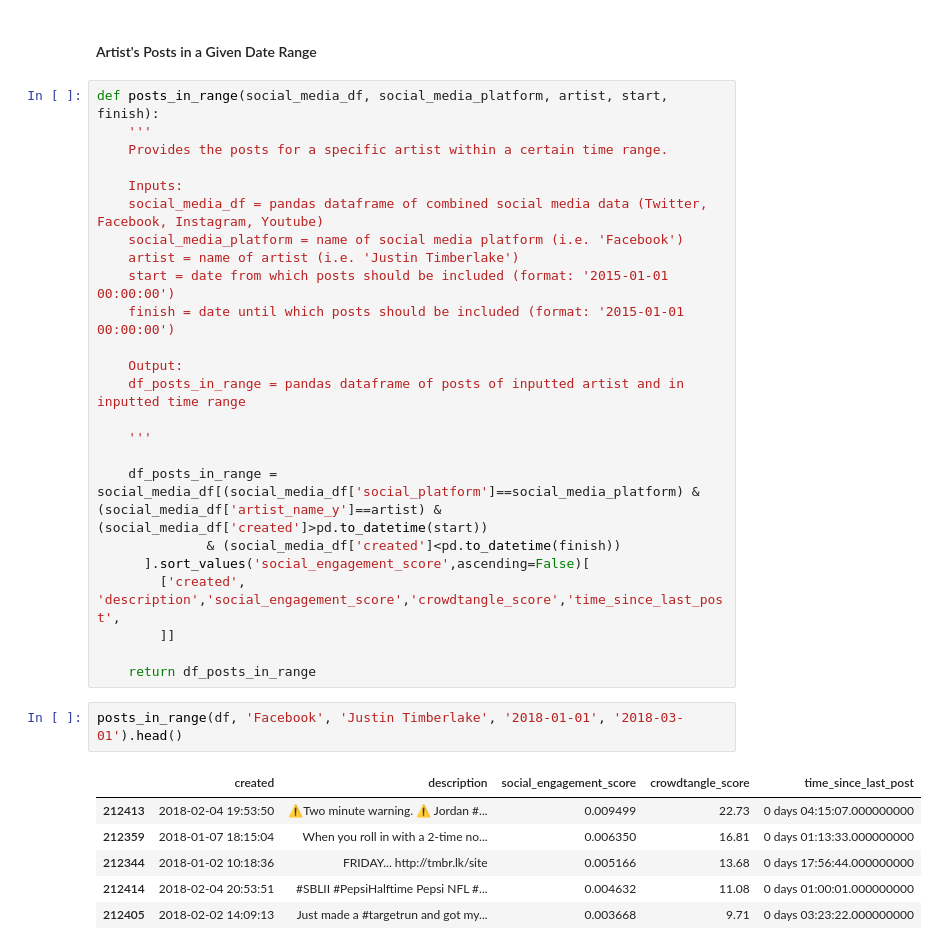
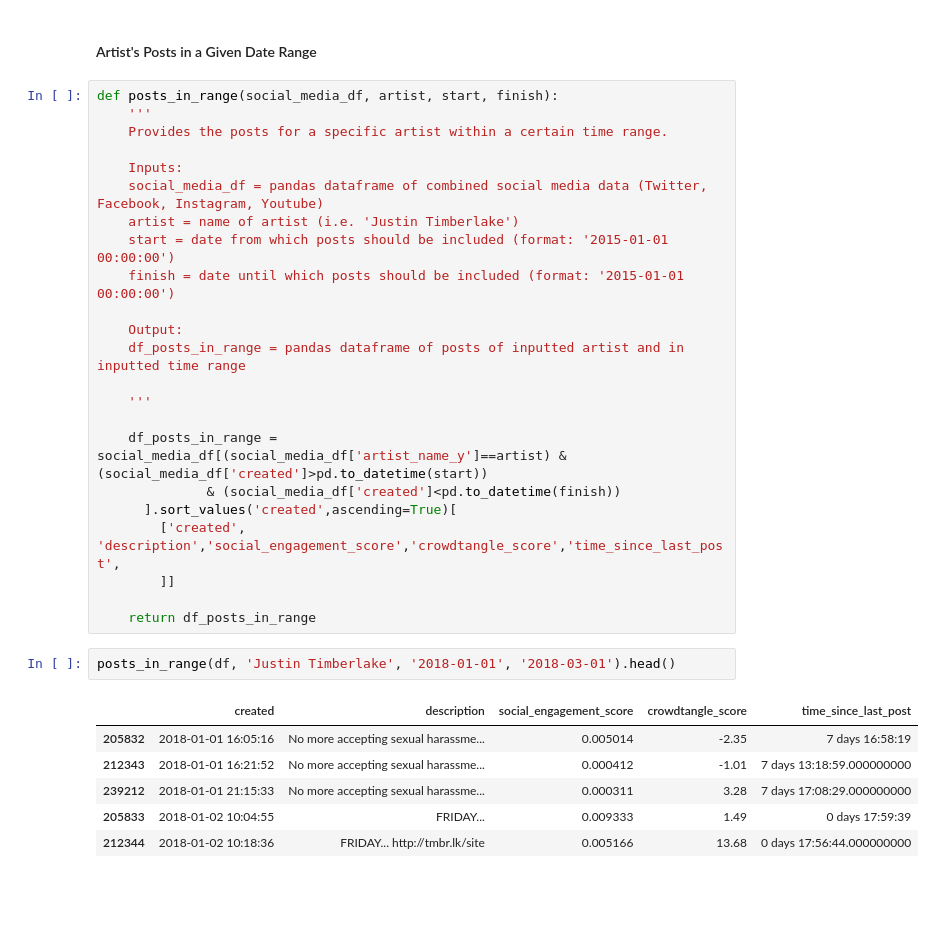
Before and after one commit to ghazalerfani/SocialMedia-Music, a Jupyter notebook: FinalDelivNotebooks/EDA_Final.ipynb, the cells around one changed output. Cells and saved outputs as stored; diff of their text form; blank space fills up the shorter version.

```diff
--- a/FinalDelivNotebooks/EDA_Final.ipynb
+++ b/FinalDelivNotebooks/EDA_Final.ipynb
@@ -481,13 +481,12 @@ top_posts(df, 'Justin Timberlake', 'Facebook', '2018-01-01 00:00:00','2018-03-01
 # %% [markdown]
 #### Artist's Posts in a Given Date Range
 # %%
-def posts_in_range(social_media_df, social_media_platform, artist, start, finish):
+def posts_in_range(social_media_df, artist, start, finish):
     '''
     Provides the posts for a specific artist within a certain time range.
 
     Inputs:
     social_media_df = pandas dataframe of combined social media data (Twitter, Facebook, Instagram, Youtube)
-    social_media_platform = name of social media platform (i.e. 'Facebook')
     artist = name of artist (i.e. 'Justin Timberlake')
     start = date from which posts should be included (format: '2015-01-01 00:00:00')
     finish = date until which posts should be included (format: '2015-01-01 00:00:00')
@@ -497,19 +496,19 @@ def posts_in_range(social_media_df, social_media_platform, artist, start, finish
 
     '''
 
-    df_posts_in_range = social_media_df[(social_media_df['social_platform']==social_media_platform) & (social_media_df['artist_name_y']==artist) & (social_media_df['created']>pd.to_datetime(start))
+    df_posts_in_range = social_media_df[(social_media_df['artist_name_y']==artist) & (social_media_df['created']>pd.to_datetime(start))
               & (social_media_df['created']<pd.to_datetime(finish))
-      ].sort_values('social_engagement_score',ascending=False)[
+      ].sort_values('created',ascending=True)[
         ['created', 'description','social_engagement_score','crowdtangle_score','time_since_last_post',
         ]]
 
     return df_posts_in_range
 # %%
-posts_in_range(df, 'Facebook', 'Justin Timberlake', '2018-01-01', '2018-03-01').head()
+posts_in_range(df, 'Justin Timberlake', '2018-01-01', '2018-03-01').head()
 # %% [output]
 |  | created | description | social_engagement_score | crowdtangle_score | time_since_last_post |
-| 212413 | 2018-02-04 19:53:50 | ⚠️Two minute warning. ⚠️ Jordan #... | 0.009499 | 22.73 | 0 days 04:15:07.000000000 |
-| 212359 | 2018-01-07 18:15:04 | When you roll in with a 2-time no... | 0.006350 | 16.81 | 0 days 01:13:33.000000000 |
+| 205832 | 2018-01-01 16:05:16 | No more accepting sexual harassme... | 0.005014 | -2.35 | 7 days 16:58:19 |
+| 212343 | 2018-01-01 16:21:52 | No more accepting sexual harassme... | 0.000412 | -1.01 | 7 days 13:18:59.000000000 |
+| 239212 | 2018-01-01 21:15:33 | No more accepting sexual harassme... | 0.000311 | 3.28 | 7 days 17:08:29.000000000 |
+| 205833 | 2018-01-02 10:04:55 | FRIDAY... | 0.009333 | 1.49 | 0 days 17:59:39 |
 | 212344 | 2018-01-02 10:18:36 | FRIDAY... http://tmbr.lk/site | 0.005166 | 13.68 | 0 days 17:56:44.000000000 |
-| 212414 | 2018-02-04 20:53:51 | #SBLII #PepsiHalftime Pepsi NFL #... | 0.004632 | 11.08 | 0 days 01:00:01.000000000 |
-| 212405 | 2018-02-02 14:09:13 | Just made a #targetrun and got my... | 0.003668 | 9.71 | 0 days 03:23:22.000000000 |
```
